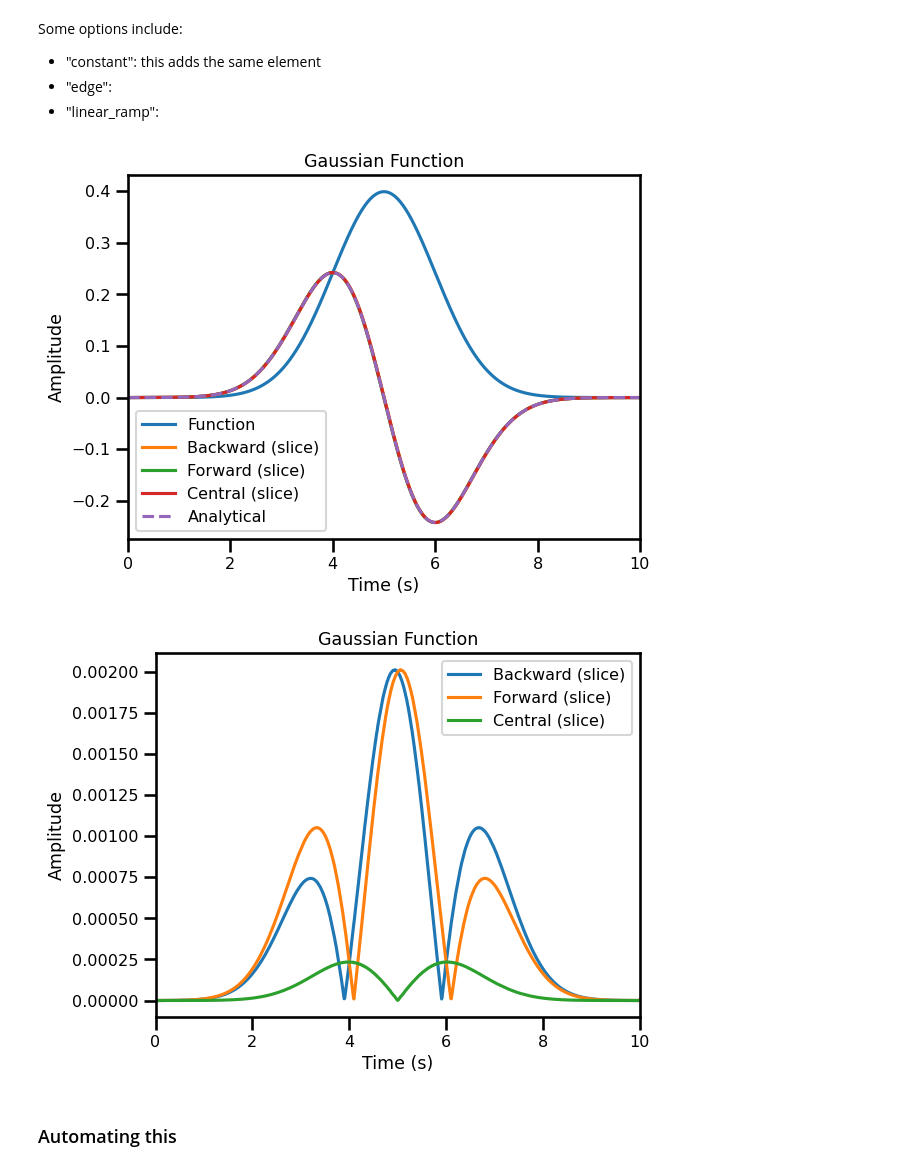
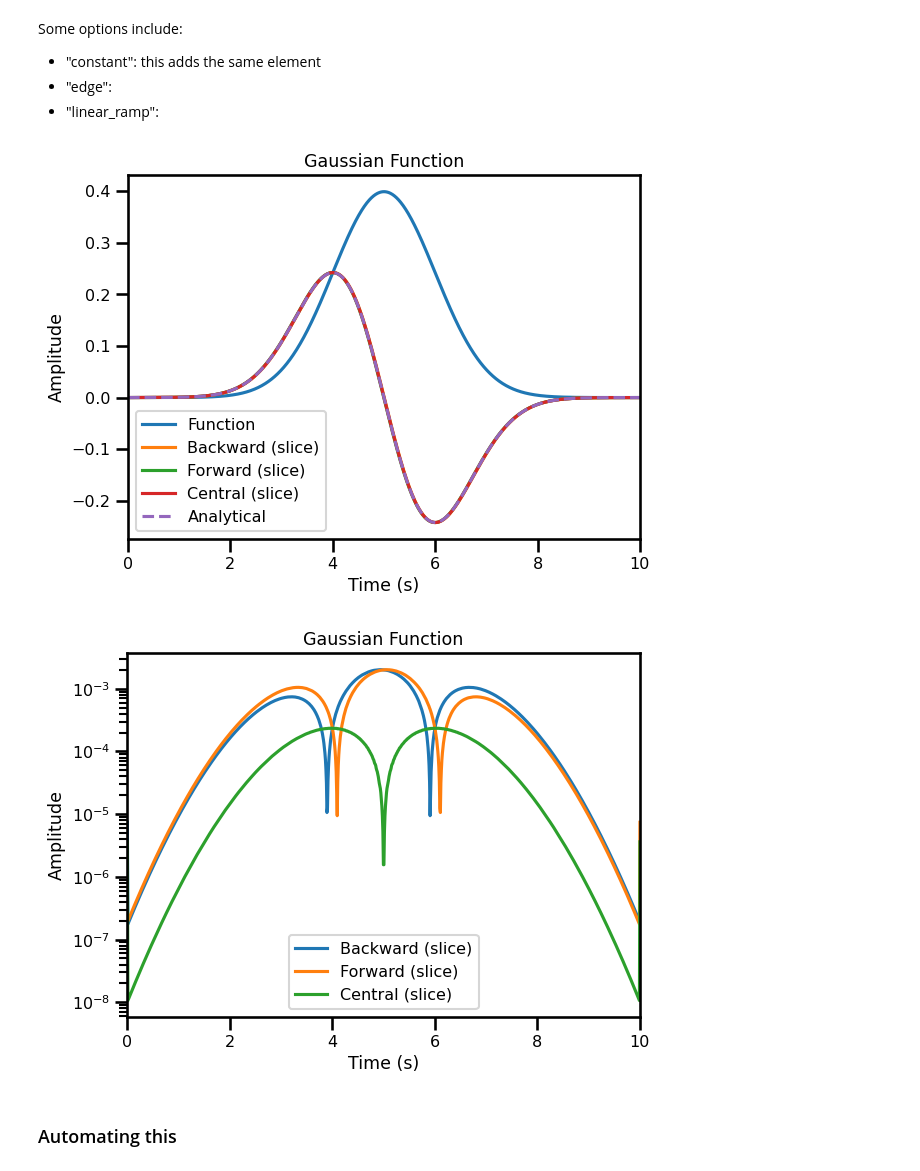
Before and after one commit to jejjohnson/jaxsw, a Jupyter notebook: notebooks/dev/eman/differential_operators/1_finite_diff_slice.ipynb, the cells around one changed output. Cells and saved outputs as stored; diff of their text form; code cells hidden in the pictures.

```diff
--- a/notebooks/dev/eman/differential_operators/1_finite_diff_slice.ipynb
+++ b/notebooks/dev/eman/differential_operators/1_finite_diff_slice.ipynb
@@ -365,35 +365,36 @@ ax.plot(time, solutions["slice"]["backward"], label="Backward (slice)")
 ax.plot(time, solutions["slice"]["forward"], label=f"Forward (slice)")
 ax.plot(time, solutions["slice"]["central"], label=f"Central (slice)")
 ax.plot(time, df, label="Analytical", linestyle="--")
 ax.set(
     title="Gaussian Function",
     xlabel="Time (s)",
     ylabel="Amplitude",
     xlim=(0,tmax)
 )
 plt.legend()
 plt.tight_layout()
 plt.show()
 
 fig, ax = plt.subplots()
 ax.plot(time,
         np.abs(solutions["slice"]["backward"] - df), label="Backward (slice)")
 ax.plot(time,
         np.abs(solutions["slice"]["forward"] - df), label="Forward (slice)")
 ax.plot(time,
         np.abs(solutions["slice"]["central"] - df), label="Central (slice)")
 ax.set(
     title="Gaussian Function",
     xlabel="Time (s)",
     ylabel="Amplitude",
-    xlim=(0,tmax)
+    xlim=(0,tmax),
+    yscale="log",
 )
 plt.legend()
 plt.tight_layout()
 plt.show()
 # %% [output]
 [figure]
-[figure, old version]
+[figure, new version]
 # %% [markdown]
 ### Automating this
 # %% [markdown]
```
Also changed, not shown: parts of 19 cells of this notebook, 3 other files.
